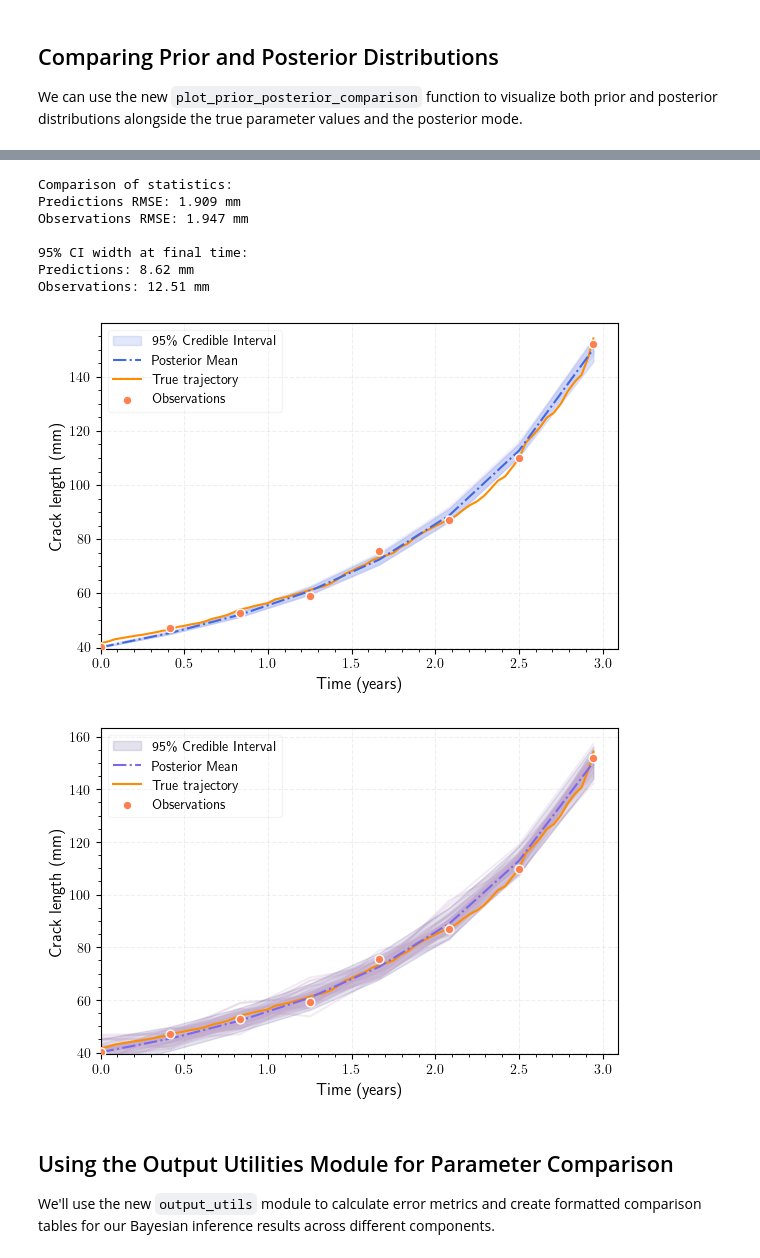
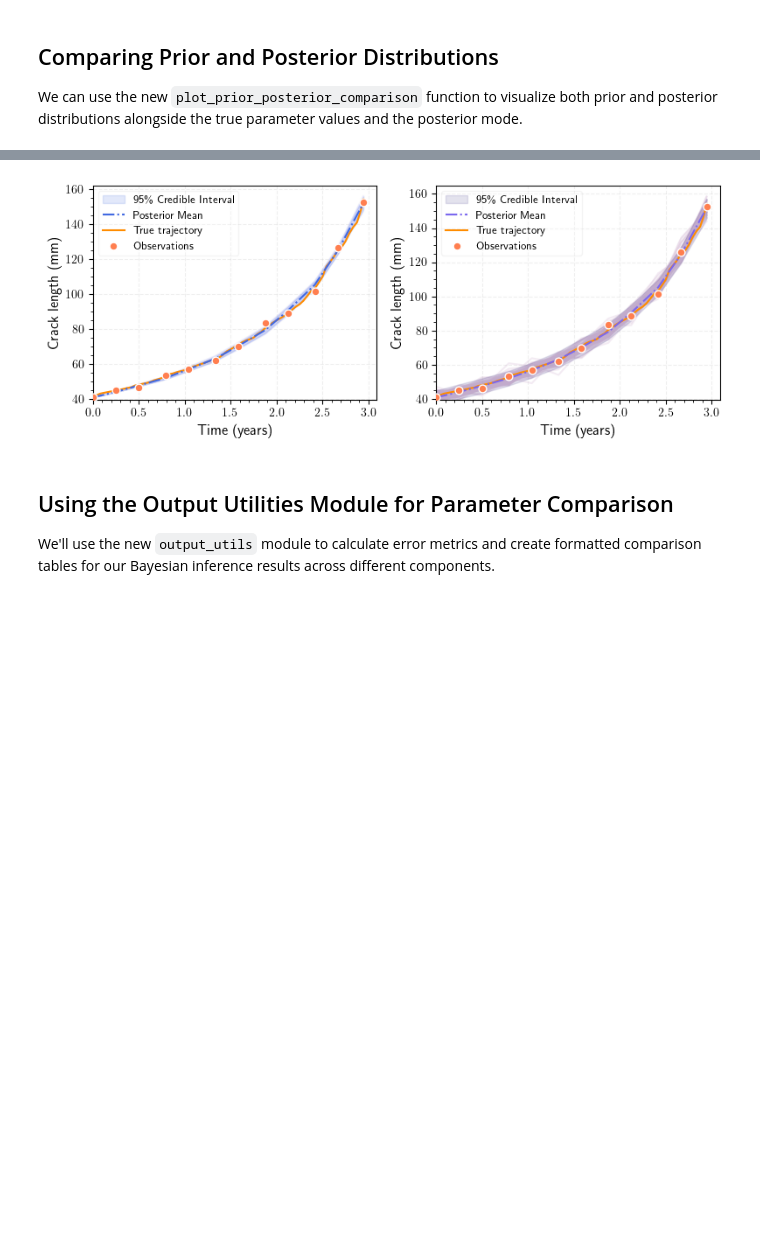
Before and after one commit to nsilionis/hierarchical-crack-growth-monitoring, a Jupyter notebook: notebooks/demo_spectral_fatigue.ipynb, the cells around one changed output, grey strips where cells are left out. Saved outputs shown, nothing was run; the diff lists cells and outputs as text; code cells hidden in the pictures; blank space fills up the shorter version.

```diff
--- a/notebooks/demo_spectral_fatigue.ipynb
+++ b/notebooks/demo_spectral_fatigue.ipynb
@@ -130,7 +130,7 @@ fig, ax = plot_trajectories_with_observations(
 # %%
 # Let's also try uniform sampling, which is more systematic
 uniform_observations = obs_generator.create_observations(
-    n_points=8,            # 8 observations per trajectory
+    n_points=12,            # 8 observations per trajectory
     strategy='uniform',    # Evenly spaced observations
     std_dev=1.5,           # Slightly higher noise for demonstration
     include_endpoints=True,
@@ -210,13 +210,13 @@ np.random.seed(42)
 # These priors are based on domain knowledge about Paris law parameters
 priors = {
     "logc": dist.Normal(-30.0, 2.0),      # Natural log of C parameter
-    "m": dist.Normal(3.2, 0.5),           # Paris law exponent
+    "m": dist.HalfNormal(2.0),           # Paris law exponent
     "ds": dist.Weibull(14.9, 1.6),           # Stress range (MPa)
     "noise_std": dist.HalfNormal(2.0)     # Observation noise (mm)
 }
 # %%
 # Component index to start with
-component_idx = 0
+component_idx = 2
 
 # Extract the true parameters for this component from the selected trajectories
 true_logc = np.log(selected_trajectories['paris_c'][component_idx])
@@ -352,49 +352,19 @@ true_crack_lengths = selected_trajectories['crack_lengths'][component_idx]
 observed_times = uniform_observations['times'][component_idx]
 observed_crack_lengths = uniform_observations['noisy_crack_lengths'][component_idx]
 # %%
-# Plot the predicted crack lengths (default behavior)
+# Plot posterior predictive samples with true values and observations
 fig1, ax1, stats1 = plot_posterior_predictive_stl(
     posterior_predictions=posterior_predictive_output,
     true_times=true_times,
     true_crack_lengths=true_crack_lengths,
     observed_times=observed_times,
     observed_crack_lengths=observed_crack_lengths,
-    max_samples=50,
-    figsize=(6, 4),
+    max_samples=100,
+    figsize=(8, 3.2),
     save_fig_name="posterior_predictive_predictions_stl_c3.pdf"
 )
-
-# Plot only the observations with noise
-fig2, ax2, stats2 = plot_posterior_predictive_stl(
-    posterior_predictions=posterior_predictive_output,
-    true_times=true_times,
-    true_crack_lengths=true_crack_lengths,
-    observed_times=observed_times,
-    observed_crack_lengths=observed_crack_lengths,
-    max_samples=50,
-    figsize=(6, 4),
-    plot_type="observations",  # Plot observations instead of predictions
-    save_fig_name="posterior_predictive_observations_stl_c3.pdf"
-)
-
-# Print comparison of statistics
-print("\nComparison of statistics:")
-print(f"Predictions RMSE: {stats1['rmse']:.3f} mm")
-print(f"Observations RMSE: {stats2['rmse']:.3f} mm")
-
-print("\n95% CI width at final time:")
-print(f"Predictions: {stats1['ci_width'][-1]:.2f} mm")
-print(f"Observations: {stats2['ci_width'][-1]:.2f} mm")
 # %% [output]
-Comparison of statistics:
-Predictions RMSE: 1.909 mm
-Observations RMSE: 1.947 mm
-
-95% CI width at final time:
-Predictions: 8.62 mm
-Observations: 12.51 mm
-[figure, old version]
+[figure, new version]
-[figure, removed]
 # %% [markdown]
 ## Using the Output Utilities Module for Parameter Comparison
 
```
Also changed, not shown: parts of 10 cells of this notebook.
